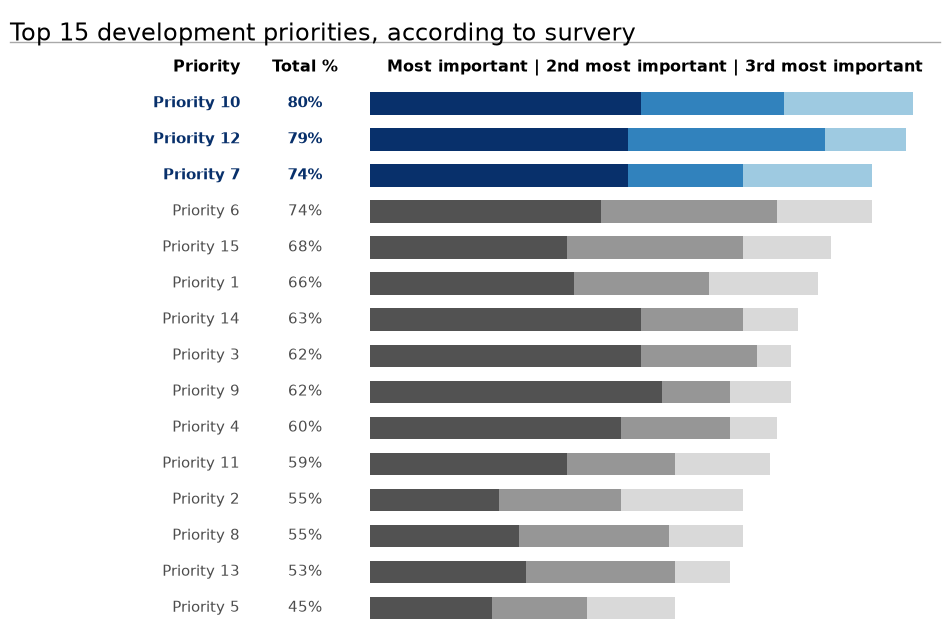
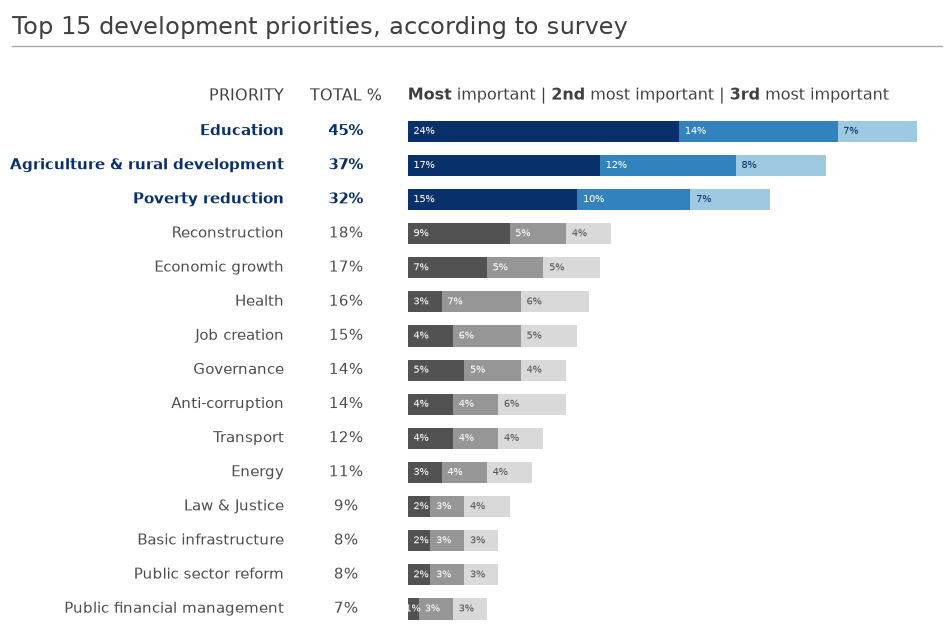
Code edit (unified diff) that turned the first committed figure into the second:
--- before
+++ after
@@ -1,16 +1,27 @@
-## Placeholder data (swap in your real values)
-# ------------------------------------------------------------------
-np.random.seed(7)
+# Horizontal Stacked Bar Chart (Figure 6.5 on pg. 161)
 
-categories = [f'Priority {i+1}' for i in range(15)]
-most = np.random.randint(15, 45, 15)
-second = np.random.randint(10, 30, 15)
-third = np.random.randint(5, 20, 15)
+# Data
+categories = [
+    'Education',
+    'Agriculture & rural development',
+    'Poverty reduction',
+    'Reconstruction',
+    'Economic growth',
+    'Health',
+    'Job creation',
+    'Governance',
+    'Anti-corruption',
+    'Transport',
+    'Energy',
+    'Law & Justice',
+    'Basic infrastructure',
+    'Public sector reform',
+    'Public financial management',
+]
+
+most = np.array([24, 17, 15, 9, 7, 3, 4, 5, 4, 4, 3, 2, 2, 2, 1])
+second = np.array([14, 12, 10, 5, 5, 7, 6, 5, 4, 4, 4, 3, 3, 3, 3])
+third = np.array([7, 8, 7, 4, 5, 6, 5, 4, 6, 4, 4, 4, 3, 3, 3])
 total = most + second + third
-
-# Sort descending by total % so the biggest priorities are on top
-order = np.argsort(-total)
-categories = [categories[i] for i in order]
-most, second, third, total = most[order], second[order], third[order], total[order]
 
 n = len(categories)
@@ -21,13 +32,11 @@
 greys = ['#525252', '#969696', '#d9d9d9']
 
-# ------------------------------------------------------------------
 # Figure layout: title row (spans all columns) + 3 data columns
-# ------------------------------------------------------------------
 fig = plt.figure(figsize=(12, 8))
 gs = gridspec.GridSpec(
     2, 3,
-    height_ratios=[0.6, 10],
-    width_ratios=[2.3, 1, 5.7],
-    hspace=0.15, wspace=0.05
+    height_ratios=[0.7, 10],
+    width_ratios=[2.9, 1, 5.7],
+    hspace=0.25, wspace=0.05
 )
 
@@ -37,7 +46,7 @@
 ax_chart = fig.add_subplot(gs[1, 2], sharey=ax_label)
 
-# --- Main title with bottom border ---
-ax_title.text(0.0, 0.25, 'Top 15 development priorities, according to survery', ha='left', va='center',
-    fontsize=17)
+# Main title, dark grey, with tighter padding above the bottom border
+ax_title.text(0.0, 0.5, 'Top 15 development priorities, according to survey',
+              ha='left', va='center', fontsize=17, color='#404040')
 ax_title.set_xticks([])
 ax_title.set_yticks([])
@@ -48,5 +57,5 @@
 ax_title.spines['bottom'].set_color('darkgrey')
 
-# --- Row content ---
+# Row content
 for i in range(n):
     is_top3 = i < 3
@@ -65,11 +74,32 @@
     ax_chart.barh(y_pos[i], third[i], left=most[i] + second[i], color=color_set[2], height=0.62)
 
-# --- Column headers ---
-ax_label.set_title('Priority', fontsize=11.5, fontweight='bold', loc='right', pad=10)
-ax_pct.set_title('Total %', fontsize=11.5, fontweight='bold', pad=10)
-ax_chart.set_title('Most important | 2nd most important | 3rd most important',
-                    fontsize=11.5, fontweight='bold', pad=10)
+    # In-bar percentage labels: left-aligned within each segment, white on the
+    # most/2nd-most segments, dark "most important" color on the 3rd-most segment.
+    # Exception: a lone 1% segment is too narrow for a left-aligned label to fit,
+    # so that specific case is centered instead.
+    label_pad = 0.5
 
-# --- Axis cleanup ---
+    def seg_label(ax, left_edge, value, text, color):
+        if value == 1:
+            ax.text(left_edge + value / 2, y_pos[i], text,
+                    ha='center', va='center', fontsize=7, color=color)
+        else:
+            ax.text(left_edge + label_pad, y_pos[i], text,
+                    ha='left', va='center', fontsize=7, color=color)
+
+    seg_label(ax_chart, 0, most[i], f'{most[i]}%', 'white')
+    seg_label(ax_chart, most[i], second[i], f'{second[i]}%', 'white')
+    seg_label(ax_chart, most[i] + second[i], third[i], f'{third[i]}%', color_set[0])
+
+# Column headers: only "Most", "2nd", "3rd" are bold; all headers dark grey
+header_color = '#404040'
+ax_label.set_title('PRIORITY', fontsize=11.5, fontweight='normal', loc='right', pad=10, color=header_color)
+ax_pct.set_title('TOTAL %', fontsize=11.5, fontweight='normal', pad=10, color=header_color)
+ax_chart.set_title(
+    r'$\mathbf{Most}$ important | $\mathbf{2nd}$ most important | $\mathbf{3rd}$ most important',
+    fontsize=11.5, fontweight='normal', pad=10, loc='left', color=header_color
+)
+
+# Axis cleanup
 ax_label.set_xlim(0, 1)
 ax_label.axis('off')

Commit: Complete Section 4